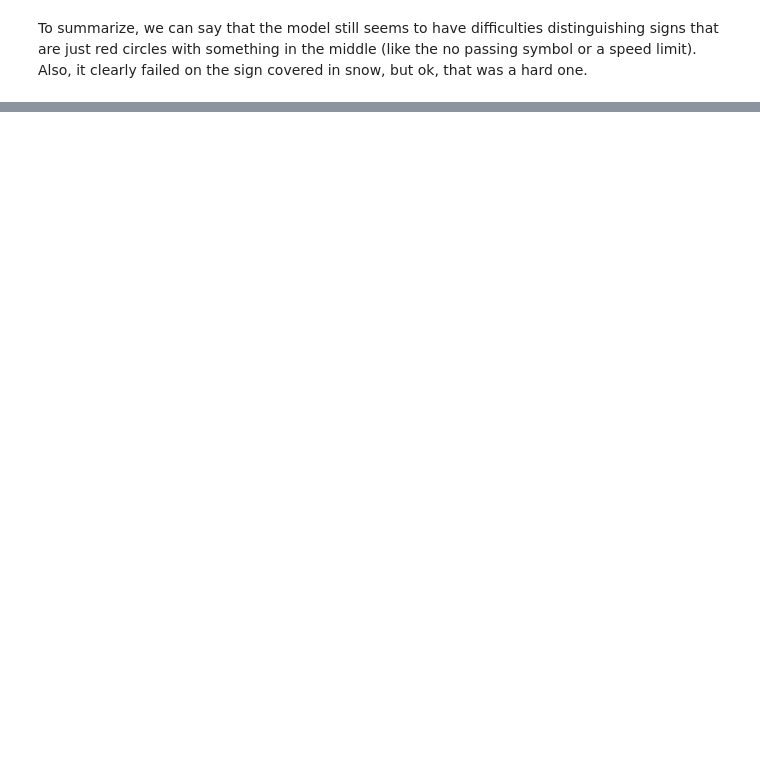
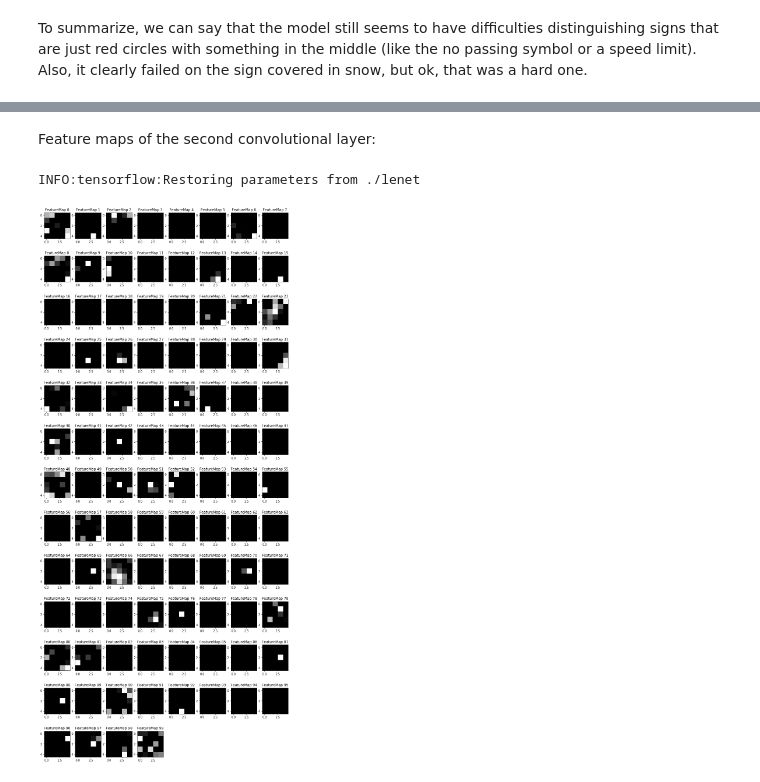
Before and after one commit to CBraeuninger/traffic_sign_classifier, a Jupyter notebook: Traffic_Sign_Classifier.ipynb, the cells around one changed output, grey strips where cells are left out. Saved outputs shown, nothing was run; the diff lists cells and outputs as text; code cells hidden in the pictures; blank space fills up the shorter version.

```diff
--- a/Traffic_Sign_Classifier.ipynb
+++ b/Traffic_Sign_Classifier.ipynb
@@ -915,0 +912,10 @@ ValueError: num must be 1 <= num <= 48, not 49
+# %% [markdown]
+Feature maps of the second convolutional layer:
+# %%
+with tf.Session() as sess:
+    saver.restore(sess, tf.train.latest_checkpoint('.'))
+    layer_1 = sess.graph.get_tensor_by_name('out_layer_2:0')
+    outputFeatureMap(XY, XCrCb, layer_1, 100, 15, 35)
+# %% [output]
+INFO:tensorflow:Restoring parameters from ./lenet
+[figure, added]
```
Also changed, not shown: parts of 19 cells of this notebook, 4 other files.
